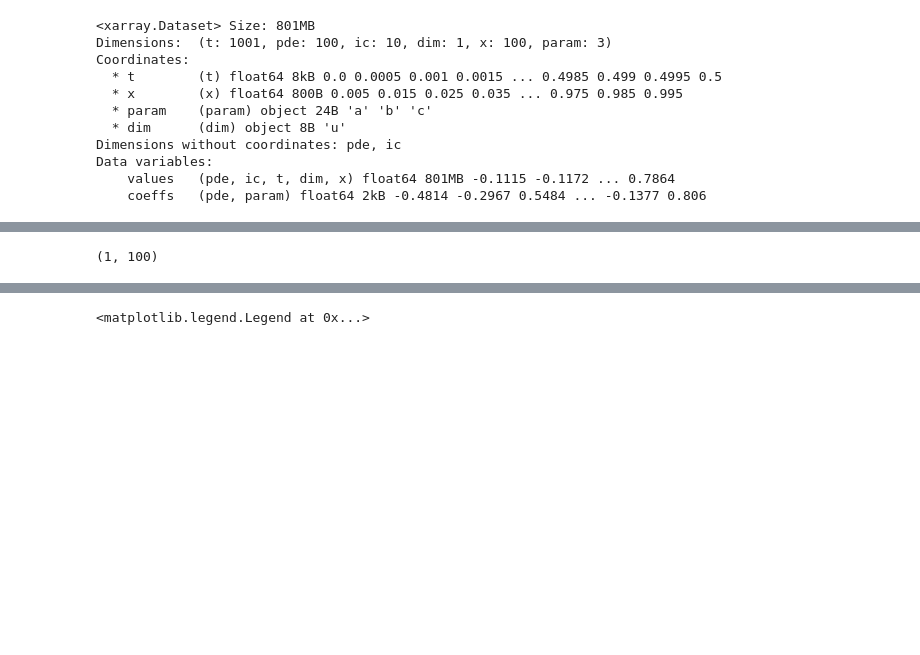
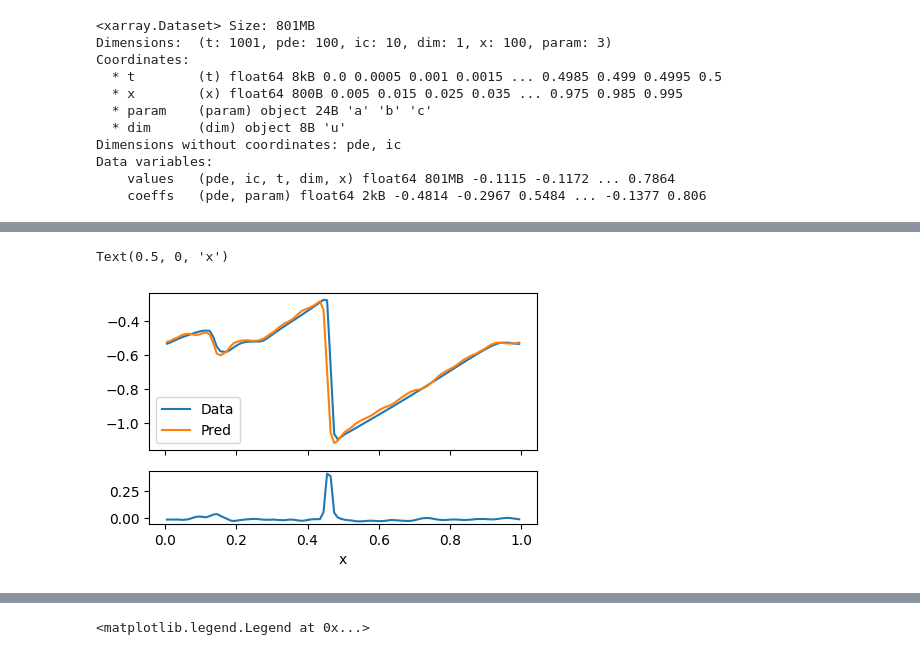
Before and after one commit to xx257xx/CONTEXT_FLUX_NO, a Jupyter notebook: iconfluxno_jax.ipynb, the cells around one changed output, grey strips where cells are left out. Cells and saved outputs as stored; diff of their text form; code cells hidden in the pictures; blank space fills up the shorter version.

```diff
--- a/iconfluxno_jax.ipynb
+++ b/iconfluxno_jax.ipynb
@@ -578,0 +654,5 @@ model = ViTContextHyperFluxFNO(
+# %%
+loader_test = ContextSegmentLoader(
+    dataset_test, context_size=100, segment_length=200, batch_size=32
+)
+batch_test, _ = loader_test.load_batch(loader_test.init())
@@ -578,0 +664,28 @@ model = ViTContextHyperFluxFNO(
+# %%
+sample_idx = 12
+model_test = eqx.nn.inference_mode(model)
+
+
+def f_inner(u0, _):
+    u1 = model_test(context_test[sample_idx], u0, dt, dx, key=jax.random.key(0))
+    return u1, u1
+
+
+_, u_test_pred = jax.lax.scan(
+    f_inner,
+    u_test[sample_idx][0],
+    u_test[sample_idx],
+)
+# %%
+time_idx = 50
+fig, axes = plt.subplots(2, 1, figsize=(5, 3), height_ratios=(3, 1), sharex=True)
+axes[0].plot(dataset_test.x, u_test[sample_idx][time_idx, 0], label="Data")
+axes[0].plot(dataset_test.x, u_test_pred[time_idx, 0], label="Pred")
+axes[0].legend()
+
+axes[1].plot(dataset_test.x, u_test[sample_idx][time_idx, 0] - u_test_pred[time_idx, 0])
+
+axes[-1].set_xlabel("x")
+# %% [output]
+Text(0.5, 0, 'x')
+[figure, added]
@@ -583,5 +702,18 @@ u_t1_pred = model(
 # %%
-u_t1_pred.shape
+sample_idx = 12
+model_test = eqx.nn.inference_mode(model)
+
+context_ood, u_ood, dt, dx = batch_ood
+
+
+def f_inner(u0, _):
+    u1 = model_test(context_ood[sample_idx], u0, dt, dx, key=jax.random.key(0))
+    return u1, u1
+
+
+_, u_ood_pred = jax.lax.scan(
+    f_inner,
+    u_ood[sample_idx][0],
+    u_ood[sample_idx],
+)
-# %% [output]
-(1, 100)
 # %%
```
Also changed, not shown: parts of 14 cells of this notebook, 3 other files.
